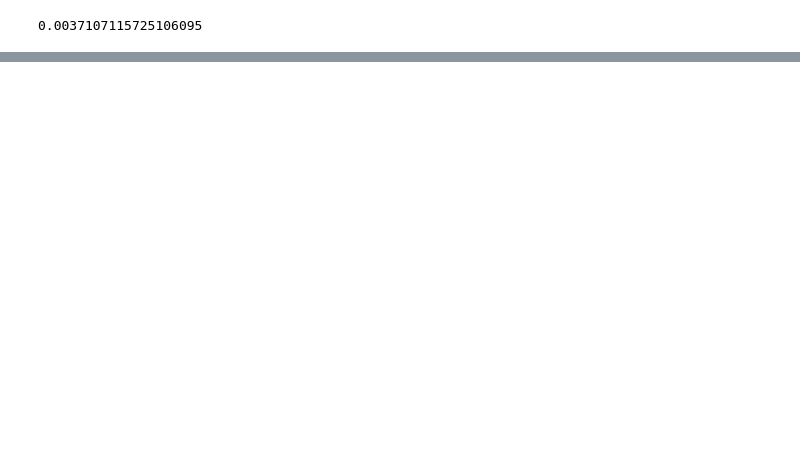
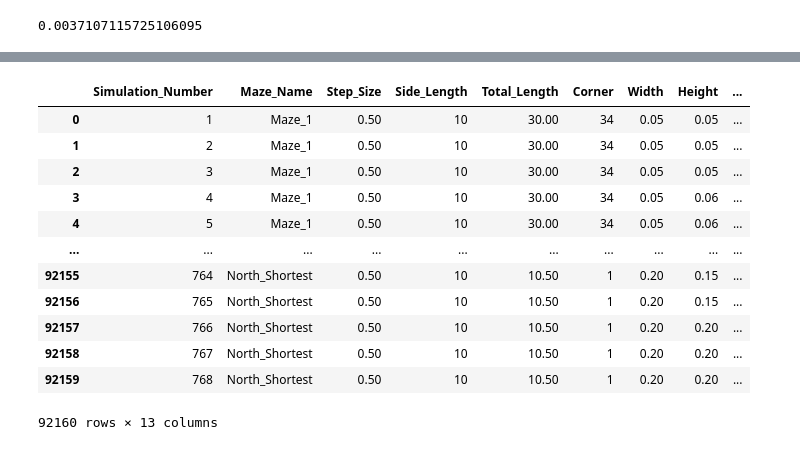
Before and after one commit to boraaktas/Microfluidics-Resistance-ML, a Jupyter notebook: jupyter/test.ipynb, the cells around one changed output, grey strips where cells are left out. Cells and saved outputs as stored; diff of their text form; code cells hidden in the pictures; blank space fills up the shorter version.

```diff
--- a/jupyter/test.ipynb
+++ b/jupyter/test.ipynb
@@ -57,0 +72,22 @@ TEST_MAPE
+# %%
+from src.machine_learning import read_data
+
+SIMULATION_RESULTS_CSVS_PATH: list[str] = ['../drive_data/datasets/simulations/Simulation_Lib_5.csv',
+                                               '../drive_data/datasets/simulations/Simulation_Lib_6.csv',
+                                               '../drive_data/datasets/simulations/longest_shortest_simulations.csv']
+ALL_DATA: pd.DataFrame = read_data(SIMULATION_RESULTS_CSVS_PATH)
+ALL_DATA
+# %% [output]
+|  | Simulation_Number | Maze_Name | Step_Size | Side_Length | Total_Length | Corner | Width | Height | ... |
+| 0 | 1 | Maze_1 | 0.50 | 10 | 30.00 | 34 | 0.05 | 0.05 | ... |
+| 1 | 2 | Maze_1 | 0.50 | 10 | 30.00 | 34 | 0.05 | 0.05 | ... |
+| 2 | 3 | Maze_1 | 0.50 | 10 | 30.00 | 34 | 0.05 | 0.05 | ... |
+| 3 | 4 | Maze_1 | 0.50 | 10 | 30.00 | 34 | 0.05 | 0.06 | ... |
+| 4 | 5 | Maze_1 | 0.50 | 10 | 30.00 | 34 | 0.05 | 0.06 | ... |
+| ... | ... | ... | ... | ... | ... | ... | ... | ... | ... |
+| 92155 | 764 | North_Shortest | 0.50 | 10 | 10.50 | 1 | 0.20 | 0.15 | ... |
+| 92156 | 765 | North_Shortest | 0.50 | 10 | 10.50 | 1 | 0.20 | 0.15 | ... |
+| 92157 | 766 | North_Shortest | 0.50 | 10 | 10.50 | 1 | 0.20 | 0.20 | ... |
+| 92158 | 767 | North_Shortest | 0.50 | 10 | 10.50 | 1 | 0.20 | 0.20 | ... |
+| 92159 | 768 | North_Shortest | 0.50 | 10 | 10.50 | 1 | 0.20 | 0.20 | ... |
+92160 rows × 13 columns
```
Also changed, not shown: parts of 6 cells of this notebook, 2 other files.
